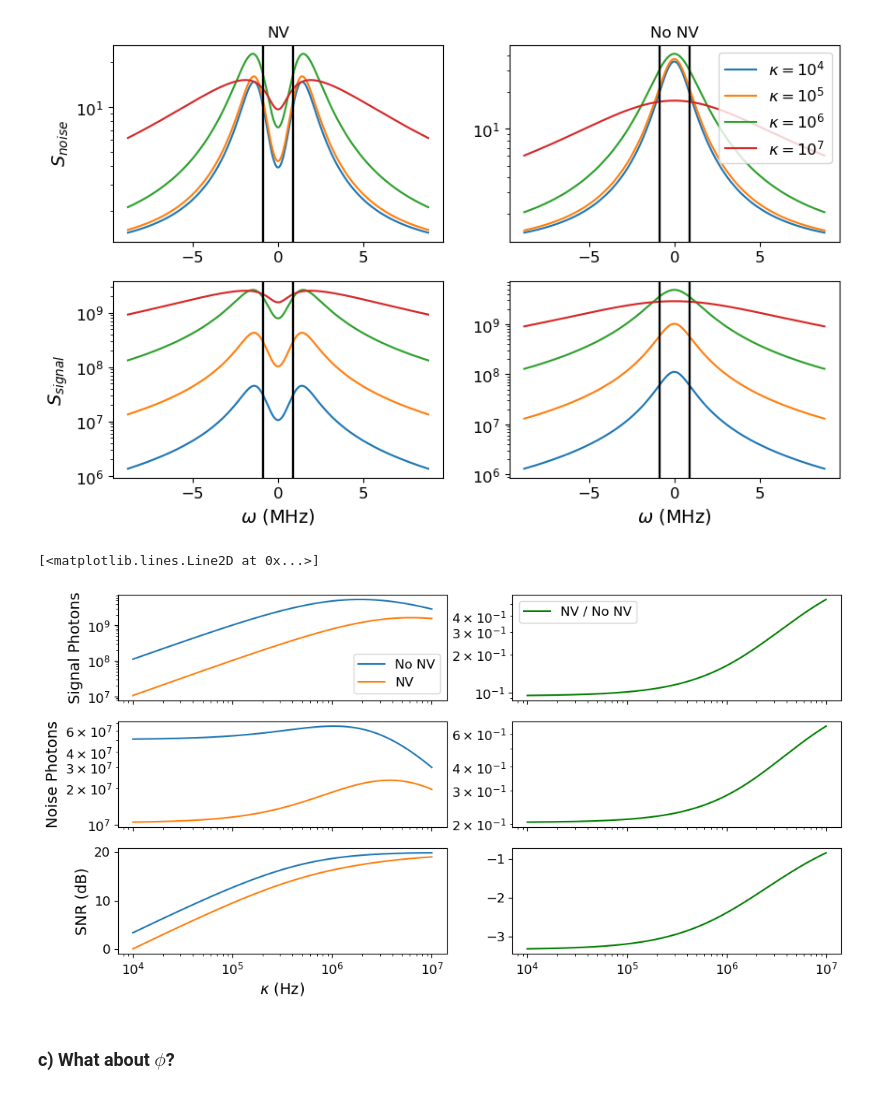
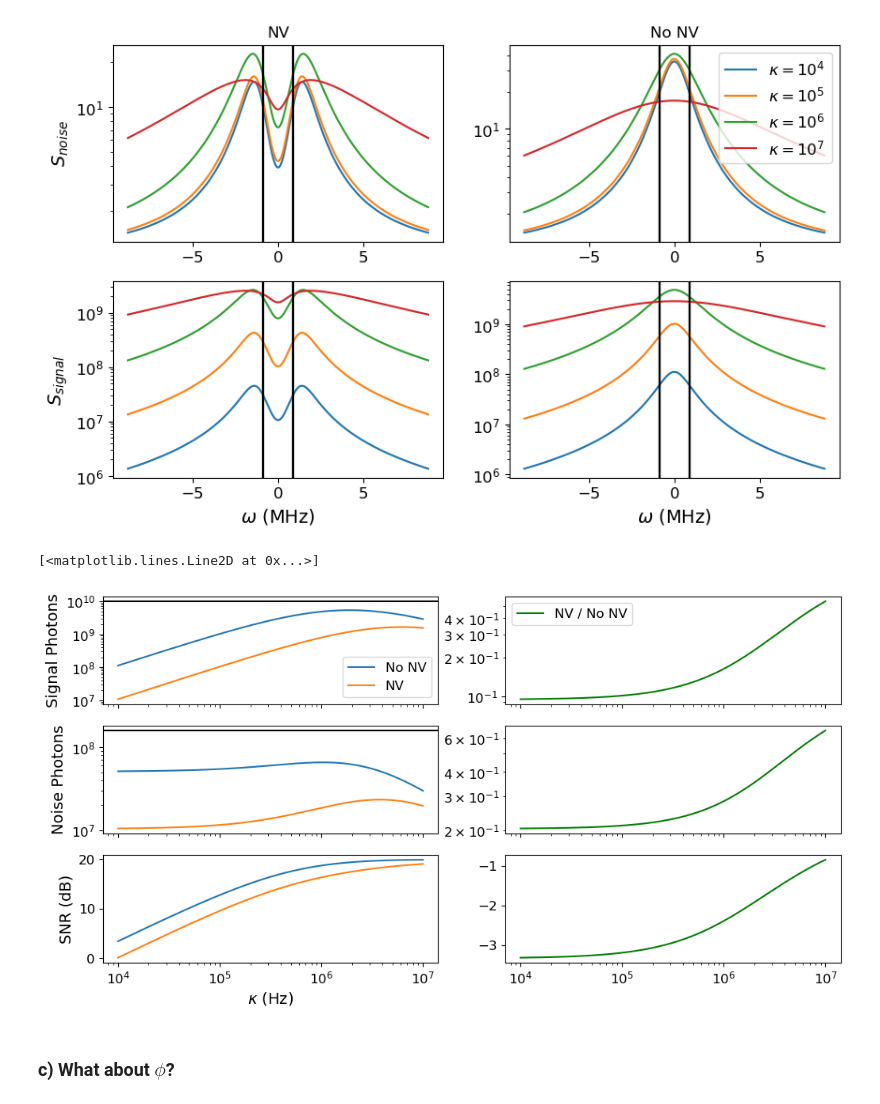
Before and after one commit to jleamer/mode_cooling, a Jupyter notebook: attenuation_calcs.ipynb, the cells around one changed output. Saved outputs shown, nothing was run; the diff lists cells and outputs as text; code cells hidden in the pictures.

Commit message:
Updated attenuation_calcs.ipynb to include a check on the total number of noise and signal photons and compare to the input numbers as a sanity check

```diff
--- a/attenuation_calcs.ipynb
+++ b/attenuation_calcs.ipynb
@@ -57,7 +57,7 @@ def get_photons_a_no_NV(ω_bounds, κ, γ, ϕ, nT, β, Sϕ):
 # %%
 def get_photons_e_no_NV(ω_bounds, κ, γ, ϕ, nT, β, Sϕ):
     """
-    function for calculating the number of phonts in output e (i.e. transmission) when the NV ensemble is not connected
+    function for calculating the number of photons in output e (i.e. transmission) when the NV ensemble is not connected
     :param ω_bounds:  the frequency bounds to use for integration
     :param κ:         the output coupling rate on port a
     :param γ:         the internal loss rate of the cavity
@@ -68,10 +68,11 @@ def get_photons_e_no_NV(ω_bounds, κ, γ, ϕ, nT, β, Sϕ):
     :return:          the number of noise photons, signal photons, and total photons
     """
     # Noise part first
-    noise_term = (ϕ * κ * nT + ϕ * γ * nT + np.abs((ϕ - κ - γ) / 2 + 1j * ω_bounds) ** 2) / np.abs((κ + γ + ϕ) / 2 - 1j * ω_bounds) ** 2
+    den = np.abs((κ + γ + ϕ) / 2 - 1j * ω_bounds) ** 2
+    noise_term = (ϕ * κ * nT + ϕ * γ * nT + np.abs((ϕ - κ - γ) / 2 + 1j * ω_bounds) ** 2) / den
     noise_photons = integrate.simpson(noise_term, x=ω_bounds)
 
-    phase_noise_photons = integrate.simpson( ϕ * κ  / np.abs((κ + γ + ϕ) / 2 - 1j * ω_bounds) ** 2 * Sϕ, x=ω_bounds)
+    phase_noise_photons = integrate.simpson(ϕ * κ  / np.abs((κ + γ + ϕ) / 2 - 1j * ω_bounds) ** 2 * Sϕ, x=ω_bounds)
 
     noise_photons += phase_noise_photons
 
@@ -308,7 +351,7 @@ Text(0.5, 0, '$\\omega$ (MHz)')
 κ_vals = np.logspace(4, 7, 1000)
 # %%
 # Define the input noise
-input_noise = (ω_bounds[-1] - ω_bounds[0]) * nT
+input_noise = (ω_bounds[-1] - ω_bounds[0]) * (nT + nT + 1)
 input_noise += integrate.simpson(Sϕ, x=ω_bounds)
 
 # Define the input signal
@@ -341,34 +384,36 @@ output_snr_vals = output_signal_vals / output_noise_vals
 # %%
 # Plot
 fig = plt.figure(1, figsize=(12,6))
 ax = fig.subplots(3, 2, sharex='all')
 ax[0][0].semilogx(κ_vals, output_signal_no_NV_vals, label='No NV')
 ax[0][0].semilogx(κ_vals, output_signal_vals, label='NV')
+ax[0][0].axhline(y=np.abs(β) ** 2, color='k')
 ax[0][0].set_ylabel("Signal Photons")
 ax[0][0].set_yscale('log')
 ax[0][0].legend()
 
 ax[0][1].semilogx(κ_vals, output_signal_vals / output_signal_no_NV_vals, 'g-', label="NV / No NV")
 ax[0][1].set_yscale('log')
 ax[0][1].legend()
 
 ax[1][0].semilogx(κ_vals, output_noise_no_NV_vals)
 ax[1][0].semilogx(κ_vals, output_noise_vals)
+ax[1][0].axhline(y=input_noise, color='k')
 ax[1][0].set_ylabel("Noise Photons")
 ax[1][0].set_yscale('log')
 
 ax[1][1].semilogx(κ_vals, output_noise_vals / output_noise_no_NV_vals, 'g-')
 ax[1][1].set_yscale('log')
 
 ax[2][0].semilogx(κ_vals, 10*np.log10(output_snr_no_NV_vals))
 ax[2][0].semilogx(κ_vals, 10*np.log10(output_snr_vals))
 ax[2][0].set_ylabel("SNR (dB)")
 ax[2][0].set_xlabel("$\\kappa$ (Hz)")
 
 ax[2][1].semilogx(κ_vals, 10*np.log10(output_snr_vals / output_snr_no_NV_vals), 'g-')
 # %% [output]
 [<matplotlib.lines.Line2D at 0x...>]
-[figure, old version]
+[figure, new version]
 # %% [markdown]
 ### c) What about $\phi$?
 # %%
```
Also changed, not shown: parts of 19 cells of this notebook.
